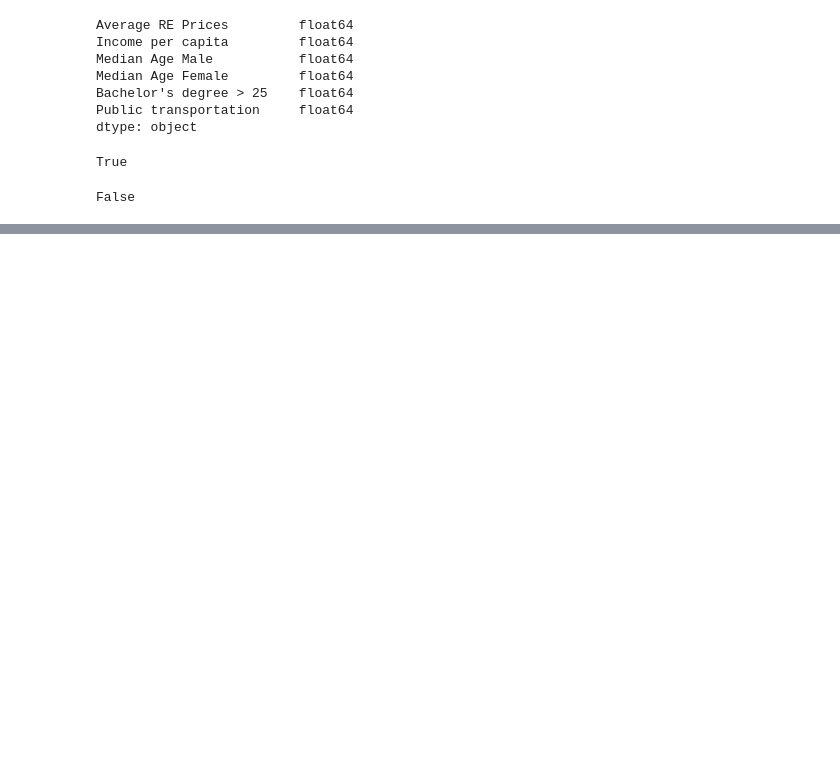
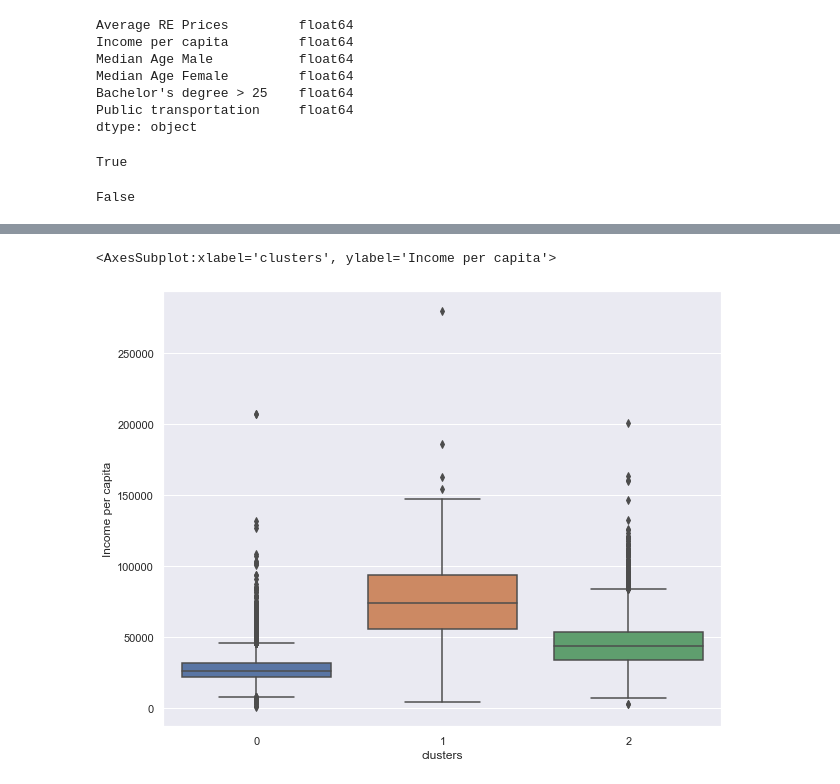
Before and after one commit to joshcoronel/machine-learning-tech-hubs, a Jupyter notebook: models/Kmeans.ipynb, the cells around one changed output, grey strips where cells are left out. Saved outputs shown, nothing was run; the diff lists cells and outputs as text; code cells hidden in the pictures; blank space fills up the shorter version.

```diff
--- a/models/Kmeans.ipynb
+++ b/models/Kmeans.ipynb
@@ -115,0 +172,5 @@ data
+# %%
+sns.boxplot(x="clusters", y="Income per capita", data=data)
+# %% [output]
+<AxesSubplot:xlabel='clusters', ylabel='Income per capita'>
+[figure, added]
```
Also changed, not shown: parts of 14 cells of this notebook, 4 other files.
